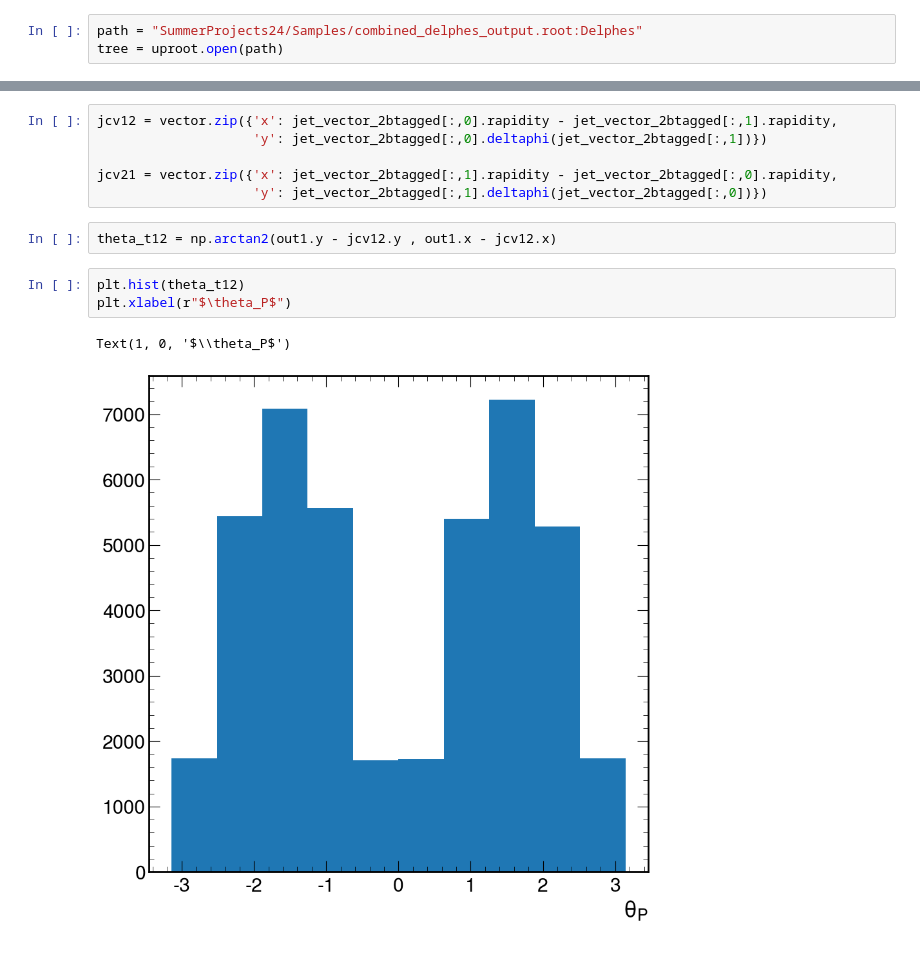
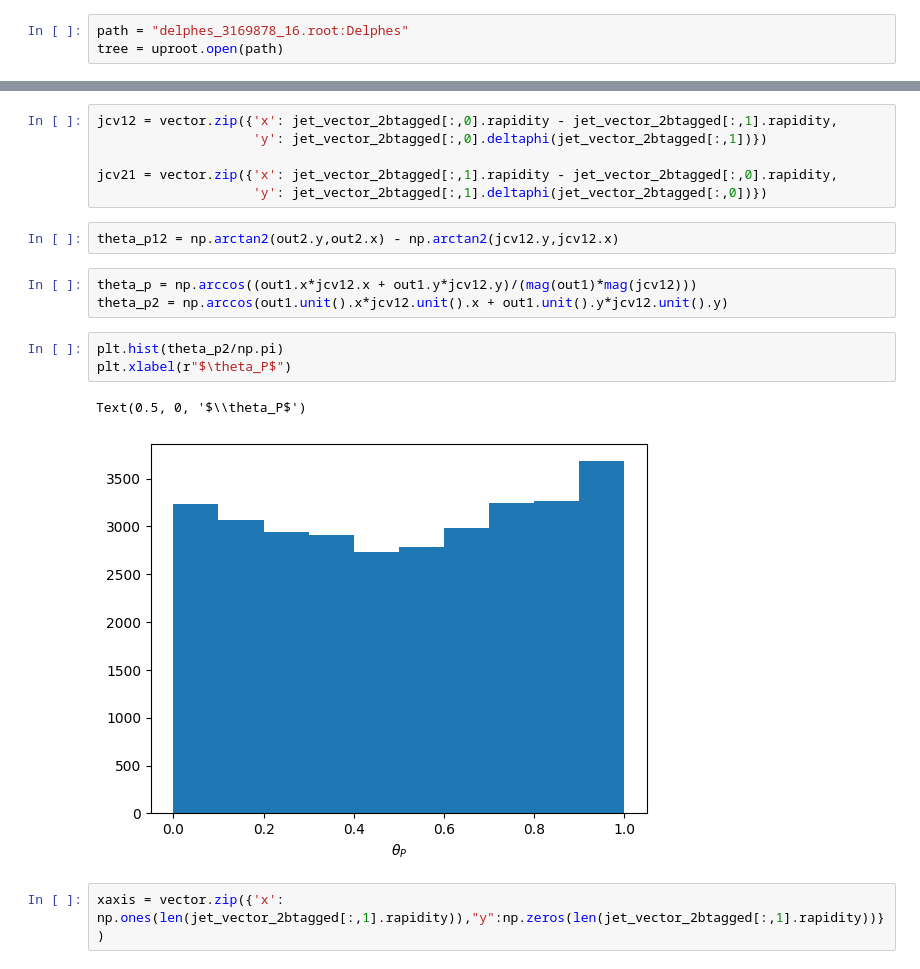
Before and after one commit to els285/SummerProjects24, a Jupyter notebook: Callum/ColorFlow_ttbar/ethan_attempt_at_jetpull.ipynb, the cells around one changed output, grey strips where cells are left out. Saved outputs shown, nothing was run; the diff lists cells and outputs as text.

```diff
--- a/Callum/ColorFlow_ttbar/ethan_attempt_at_jetpull.ipynb
+++ b/Callum/ColorFlow_ttbar/ethan_attempt_at_jetpull.ipynb
@@ -9,5 +9,5 @@ import numpy as np
 import matplotlib.pyplot as plt
 from scipy.stats import gaussian_kde
 # %%
-path = "SummerProjects24/Samples/combined_delphes_output.root:Delphes"
+path = "delphes_3169878_16.root:Delphes"
 tree = uproot.open(path)
@@ -103,11 +118,16 @@ jcv12 = vector.zip({'x': jet_vector_2btagged[:,0].rapidity - jet_vector_2btagged
 
 jcv21 = vector.zip({'x': jet_vector_2btagged[:,1].rapidity - jet_vector_2btagged[:,0].rapidity,
                     'y': jet_vector_2btagged[:,1].deltaphi(jet_vector_2btagged[:,0])})
-# %%
-theta_t12 = np.arctan2(out1.y - jcv12.y , out1.x - jcv12.x)
+# %%
+theta_p12 = np.arctan2(out2.y,out2.x) - np.arctan2(jcv12.y,jcv12.x)
+# %%
+theta_p = np.arccos((out1.x*jcv12.x + out1.y*jcv12.y)/(mag(out1)*mag(jcv12)))
+theta_p2 = np.arccos(out1.unit().x*jcv12.unit().x + out1.unit().y*jcv12.unit().y)
 # %%
-plt.hist(theta_t12)
+plt.hist(theta_p2/np.pi)
 plt.xlabel(r"$\theta_P$")
 # %% [output]
-Text(1, 0, '$\\theta_P$')
+Text(0.5, 0, '$\\theta_P$')
-[figure, old version]
+[figure, new version]
+# %%
+xaxis = vector.zip({'x': np.ones(len(jet_vector_2btagged[:,1].rapidity)),"y":np.zeros(len(jet_vector_2btagged[:,1].rapidity))})
```
Also changed, not shown: parts of 8 cells of this notebook.
